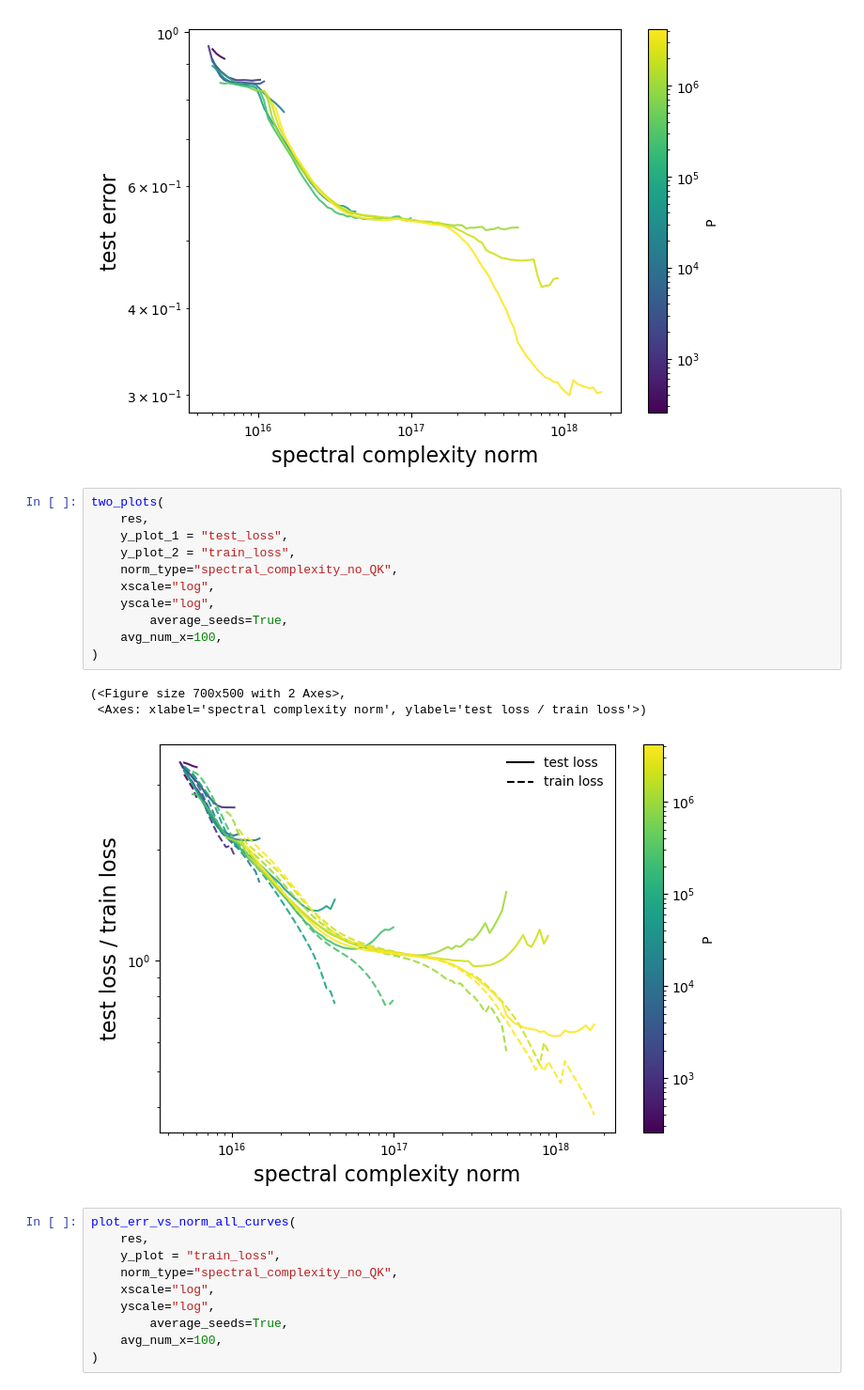
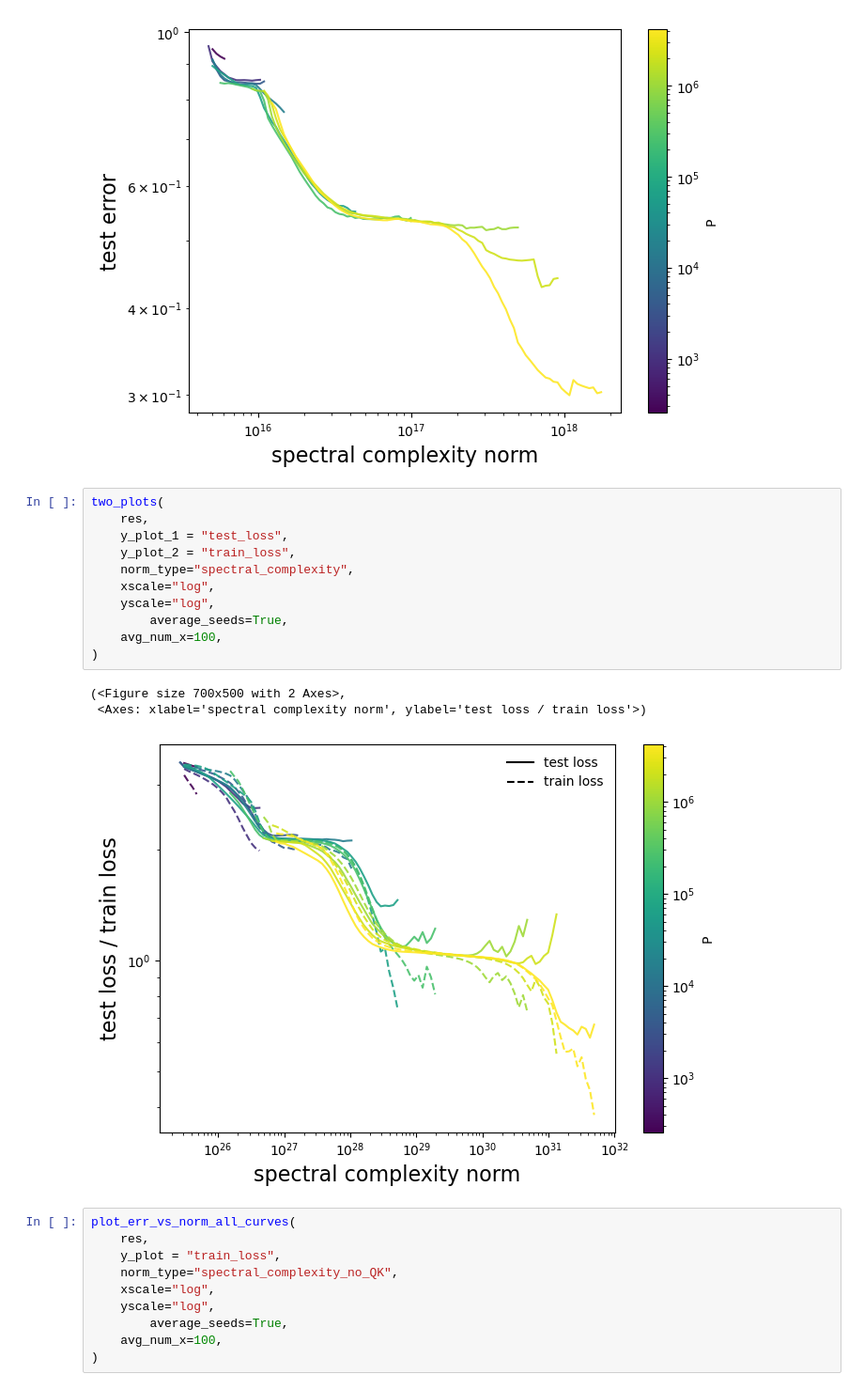
Before and after one commit to f-damico/theory-language-modelling, a Jupyter notebook: rhm_dynamics_L4.ipynb, the cells around one changed output. Shown at 94% size. Drawn from its saved outputs; the diff is of its cells as text.

```diff
--- a/rhm_dynamics_L4.ipynb
+++ b/rhm_dynamics_L4.ipynb
@@ -1382,18 +1440,18 @@ plot_err_vs_norm_all_curves(
 # %%
 two_plots(
     res,
     y_plot_1 = "test_loss",
     y_plot_2 = "train_loss",
-    norm_type="spectral_complexity_no_QK",
+    norm_type="spectral_complexity",
     xscale="log",
     yscale="log",
         average_seeds=True,
     avg_num_x=100,
 )
 # %% [output]
 (<Figure size 700x500 with 2 Axes>,
  <Axes: xlabel='spectral complexity norm', ylabel='test loss / train loss'>)
-[figure, old version]
+[figure, new version]
 # %%
 plot_err_vs_norm_all_curves(
     res,
```
Also changed, not shown: parts of 4 cells of this notebook, 6 other files.
